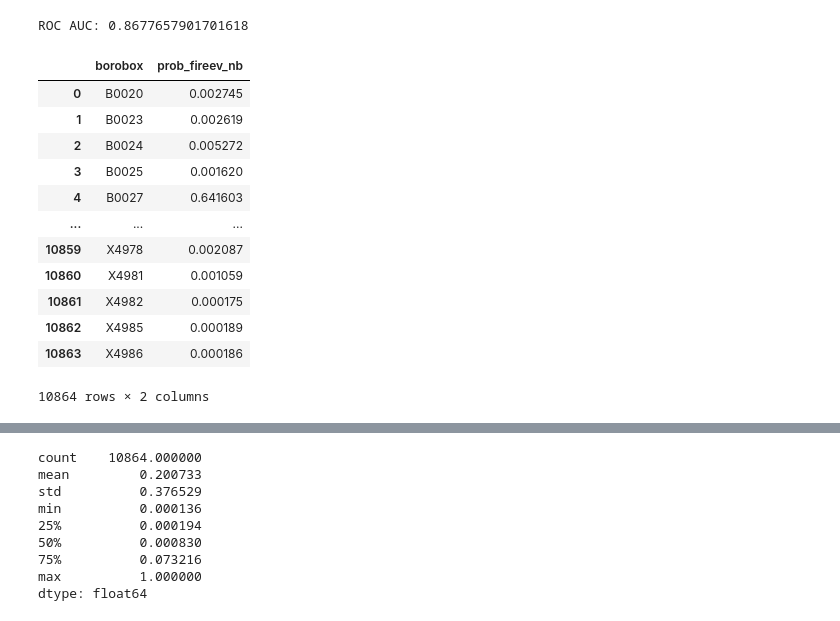
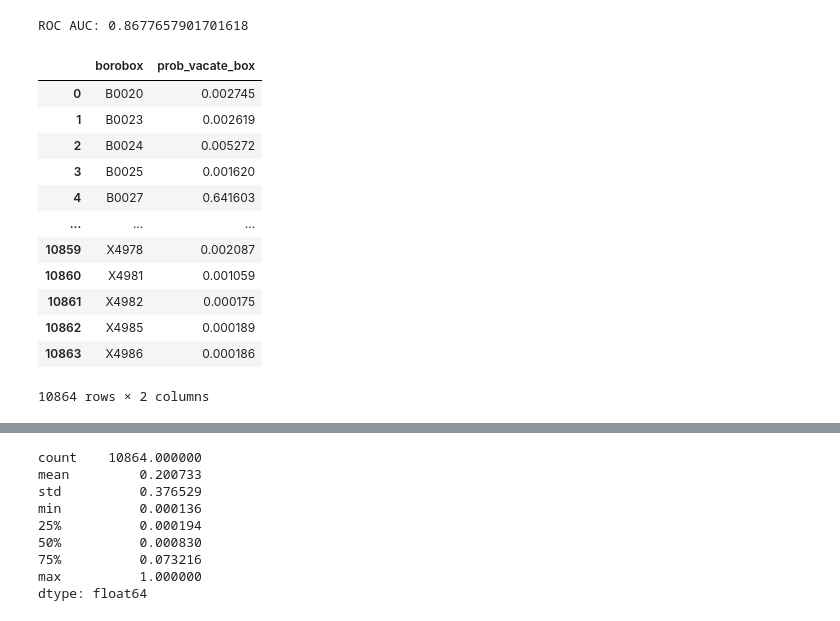
Before and after one commit to KaiElwood/machine-learning-final, a Jupyter notebook: code/04b_naivebayes_gp_box.ipynb, the cells around one changed output, grey strips where cells are left out. Saved outputs shown, nothing was run; the diff lists cells and outputs as text; code cells hidden in the pictures.

```diff
--- a/code/04b_naivebayes_gp_box.ipynb
+++ b/code/04b_naivebayes_gp_box.ipynb
@@ -375,11 +375,11 @@ y_pred_all = testGaussianNaiveBayes(X,naive_bayes_classifier)
 # %%
 ## create a csv of probabilities at the building level and tract level
 pred_prob_allbox= pd.concat([df_box.loc[:, ["borobox"]],
                             pd.DataFrame(y_pred_all,
-                                        columns = ["prob_fireev_nb"])], axis = 1)
+                                        columns = ["prob_vacate_box"])], axis = 1)
 pred_prob_allbox
 # %% [output]
-|  | borobox | prob_fireev_nb |
+|  | borobox | prob_vacate_box |
 | 0 | B0020 | 0.002745 |
 | 1 | B0023 | 0.002619 |
 | 2 | B0024 | 0.005272 |
```
Also changed, not shown: parts of 9 cells of this notebook, 1 other file.
